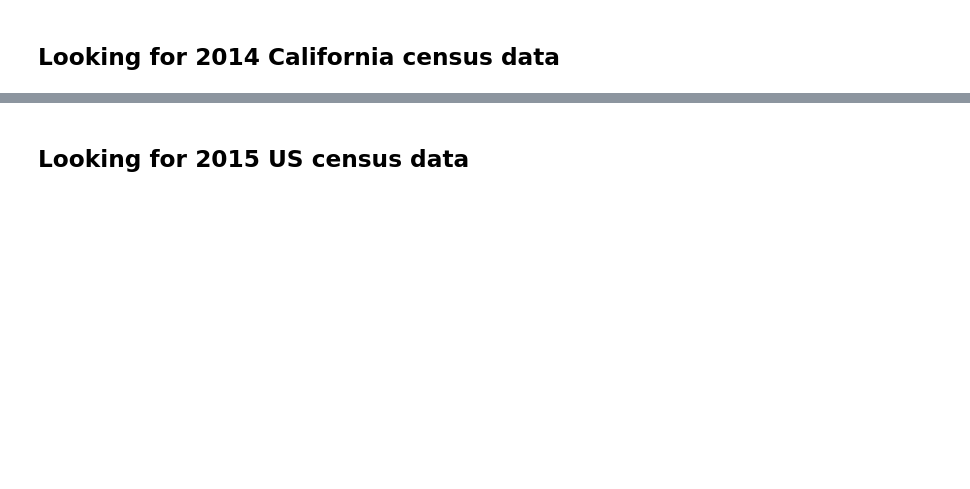
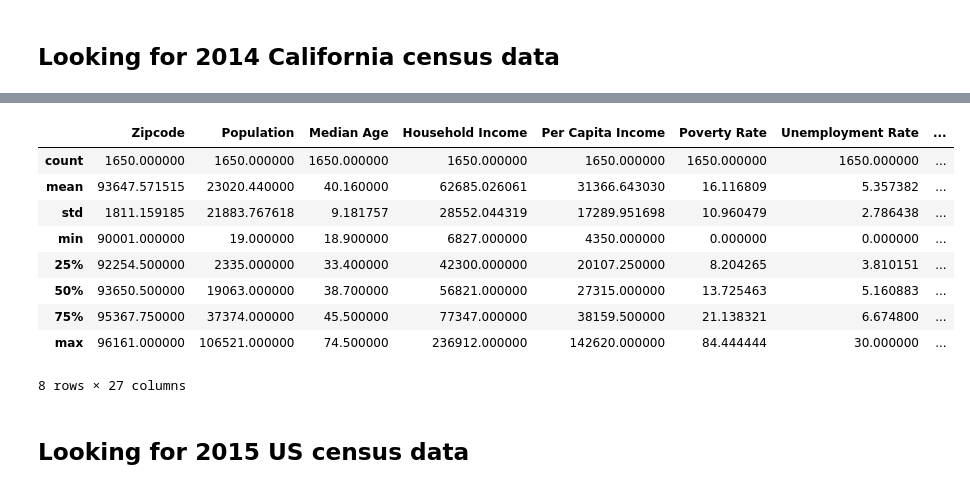
Before and after one commit to pandeysudip/housing-price, a Jupyter notebook: data_cleaning.ipynb, the cells around one changed output, grey strips where cells are left out. Cells and saved outputs as stored; diff of their text form; code cells hidden in the pictures; blank space fills up the shorter version.

```diff
--- a/data_cleaning.ipynb
+++ b/data_cleaning.ipynb
@@ -122,0 +397,3 @@ ca_2014=pd.read_csv(path_ca_2014)
+# %%
+#removing the rows with house value less than 1
+ca_2014=ca_2014[ca_2014['House Value']>0]
@@ -123,3 +447,17 @@ ca_2014=pd.read_csv(path_ca_2014)
+# %%
+#describing the dataframe
+ca_2014.describe()
+# %% [output]
+|  | Zipcode | Population | Median Age | Household Income | Per Capita Income | Poverty Rate | Unemployment Rate | ... |
+| count | 1650.000000 | 1650.000000 | 1650.000000 | 1650.000000 | 1650.000000 | 1650.000000 | 1650.000000 | ... |
+| mean | 93647.571515 | 23020.440000 | 40.160000 | 62685.026061 | 31366.643030 | 16.116809 | 5.357382 | ... |
+| std | 1811.159185 | 21883.767618 | 9.181757 | 28552.044319 | 17289.951698 | 10.960479 | 2.786438 | ... |
+| min | 90001.000000 | 19.000000 | 18.900000 | 6827.000000 | 4350.000000 | 0.000000 | 0.000000 | ... |
+| 25% | 92254.500000 | 2335.000000 | 33.400000 | 42300.000000 | 20107.250000 | 8.204265 | 3.810151 | ... |
+| 50% | 93650.500000 | 19063.000000 | 38.700000 | 56821.000000 | 27315.000000 | 13.725463 | 5.160883 | ... |
+| 75% | 95367.750000 | 37374.000000 | 45.500000 | 77347.000000 | 38159.500000 | 21.138321 | 6.674800 | ... |
+| max | 96161.000000 | 106521.000000 | 74.500000 | 236912.000000 | 142620.000000 | 84.444444 | 30.000000 | ... |
+8 rows × 27 columns
 # %% [markdown]
 ## Looking for 2015 US census data
 # %%
```
Also changed, not shown: parts of 82 cells of this notebook.
